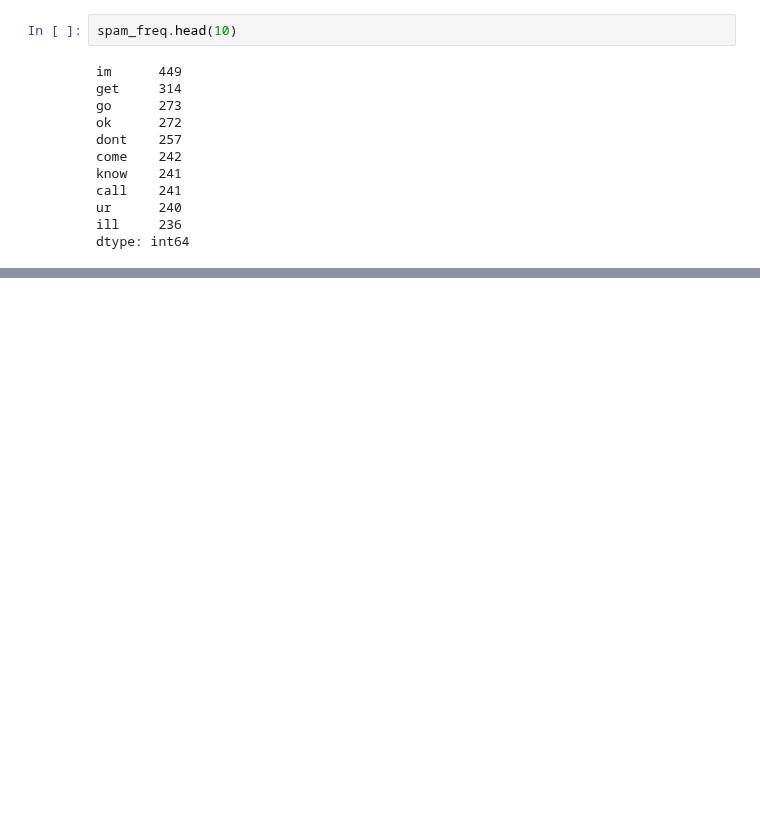
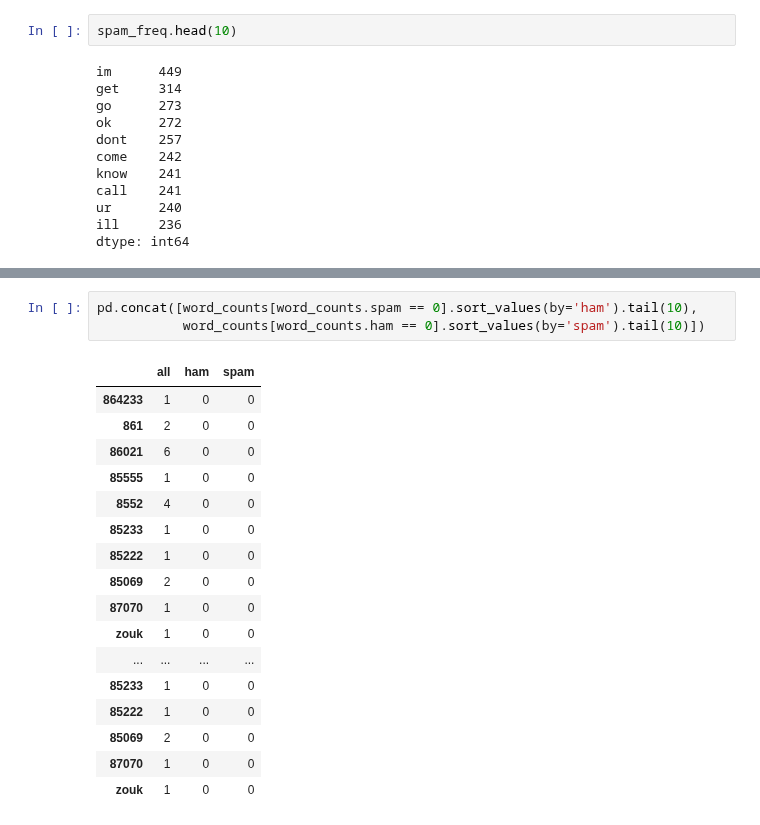
Before and after one commit to cari-holmes/ds-methodologies-exercises, a Jupyter notebook: nlp/explore.ipynb, the cells around one changed output, grey strips where cells are left out. Saved outputs shown, nothing was run; the diff lists cells and outputs as text; blank space fills up the shorter version.

```diff
--- a/nlp/explore.ipynb
+++ b/nlp/explore.ipynb
@@ -164,0 +247,21 @@ all_w =
+# %%
+pd.concat([word_counts[word_counts.spam == 0].sort_values(by='ham').tail(10),
+           word_counts[word_counts.ham == 0].sort_values(by='spam').tail(10)])
+# %% [output]
+|  | all | ham | spam |
+| 864233 | 1 | 0 | 0 |
+| 861 | 2 | 0 | 0 |
+| 86021 | 6 | 0 | 0 |
+| 85555 | 1 | 0 | 0 |
+| 8552 | 4 | 0 | 0 |
+| 85233 | 1 | 0 | 0 |
+| 85222 | 1 | 0 | 0 |
+| 85069 | 2 | 0 | 0 |
+| 87070 | 1 | 0 | 0 |
+| zouk | 1 | 0 | 0 |
+| ... | ... | ... | ... |
+| 85233 | 1 | 0 | 0 |
+| 85222 | 1 | 0 | 0 |
+| 85069 | 2 | 0 | 0 |
+| 87070 | 1 | 0 | 0 |
+| zouk | 1 | 0 | 0 |
```
Also changed, not shown: parts of 13 cells of this notebook.
